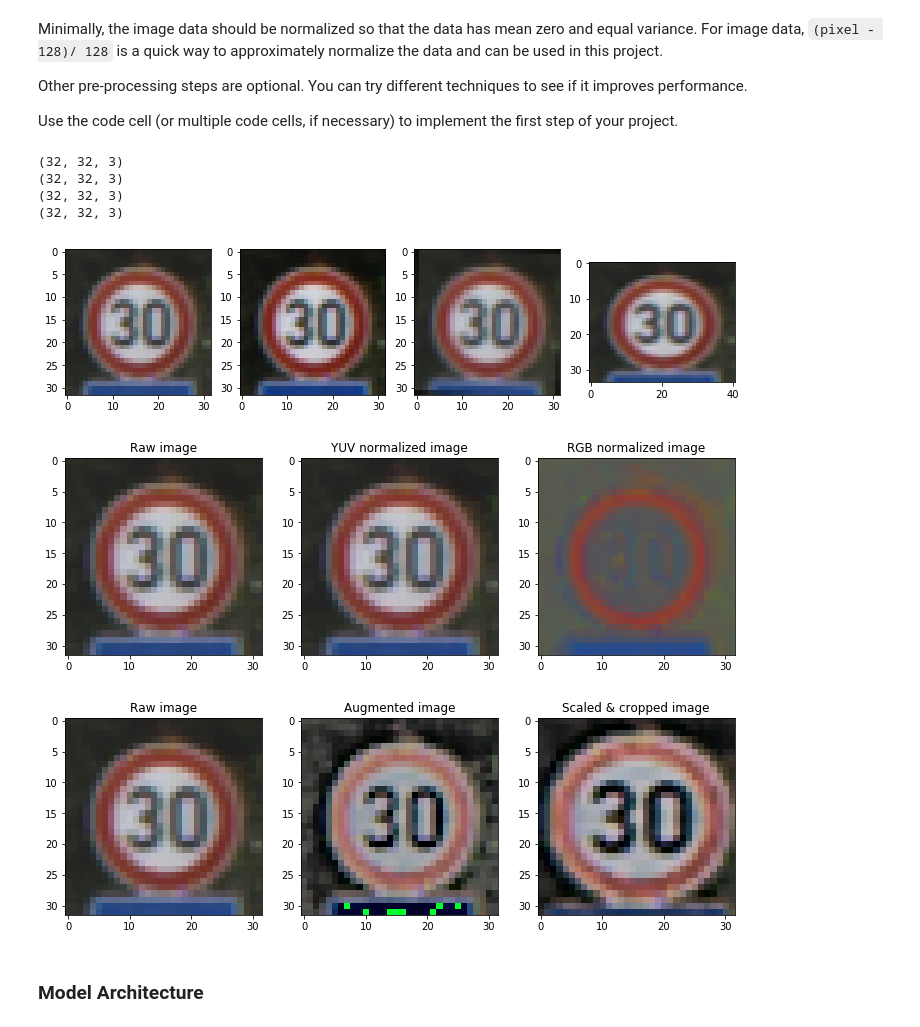
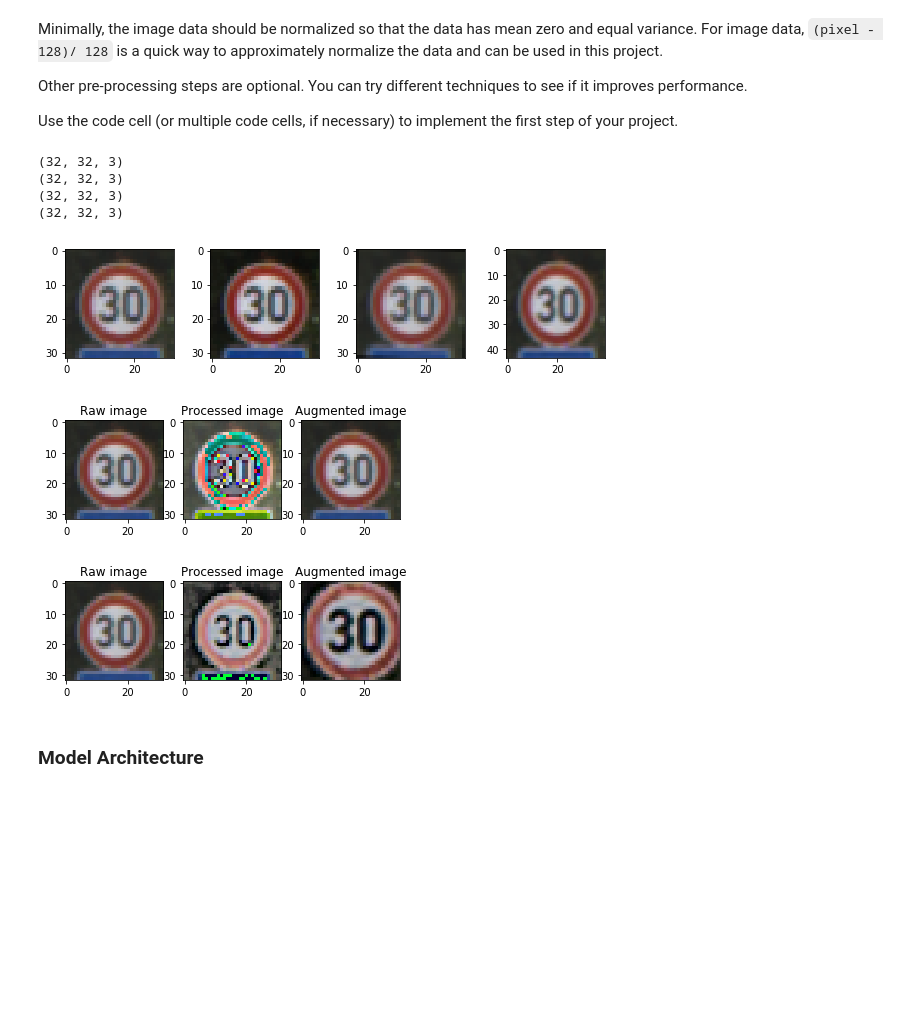
Before and after one commit to hpnhxxwn/CarND-Traffic-Sign-Classifier-Project, a Jupyter notebook: Traffic_Sign_Classifier.ipynb, the cells around one changed output. Drawn from its saved outputs; the diff is of its cells as text; code cells hidden in the pictures; blank space fills up the shorter version.

```diff
--- a/Traffic_Sign_Classifier.ipynb
+++ b/Traffic_Sign_Classifier.ipynb
@@ -197,17 +197,17 @@ def sharpen(img):
 # plt.figure()
 # plt.imshow(sharpen_img(X_train[0]))
 # %%
-def show_image(img1, img2, img3, title1='Title 1', title2='Title 2'):
-    plt.figure(figsize=(12, 6))
+def show_image(img1, img2, img3):
+    plt.figure(figsize=(6, 2))
     plt.subplot(1, 3, 1)
     plt.imshow(img1)
     plt.title("Raw image")
     plt.subplot(1, 3, 2)
     plt.imshow(img2)
-    plt.title(title1)
+    plt.title("Processed image")
     plt.subplot(1, 3, 3)
     plt.imshow(img3)
-    plt.title(title2)
+    plt.title("Augmented image")
     plt.show()
 # %%
 def random_brightness(img):
@@ -292,31 +292,31 @@ def augment_img(img):
 # %%
 x_selected = X_train[y_train == 1]
 im = x_selected[500, :, :, :]
-plt.figure(figsize=(12, 6))
+plt.figure(figsize=(10, 2))
 imp = control_image(im, 1.2)
 plt.subplot(1, 4, 1)
 plt.imshow(im)
 print(im.shape)
 plt.subplot(1, 4, 2)
 plt.imshow(imp)
 print(imp.shape)
 plt.subplot(1, 4, 3)
 plt.imshow(rotate(im))
 print(rotate(im).shape)
 plt.subplot(1, 4, 4)
 plt.imshow(scale(im))
 print(augment_img(im).shape)
 
-show_image(im, yuv_normalization(im), rgb_normalization(im), "YUV normalized image", "RGB normalized image")
-show_image(im, transform_img(im), augment_img(im), "Augmented image", "Scaled & cropped image")
+show_image(im, global_normalization(im), im)
+show_image(im, transform_img(im), augment_img(im))
 # %% [output]
 (32, 32, 3)
 (32, 32, 3)
 (32, 32, 3)
 (32, 32, 3)
-[figure, old version]
+[figure, new version]
-[figure, old version]
+[figure, new version]
-[figure, old version]
+[figure, new version]
 # %% [markdown]
 ### Model Architecture
 # %%
```
Also changed, not shown: parts of 5 cells of this notebook.
